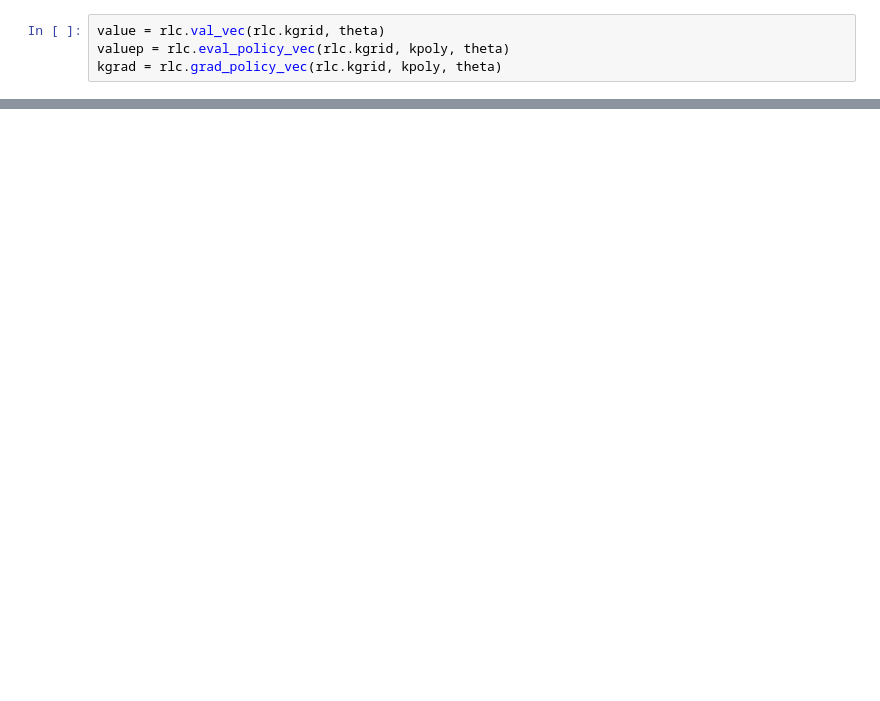
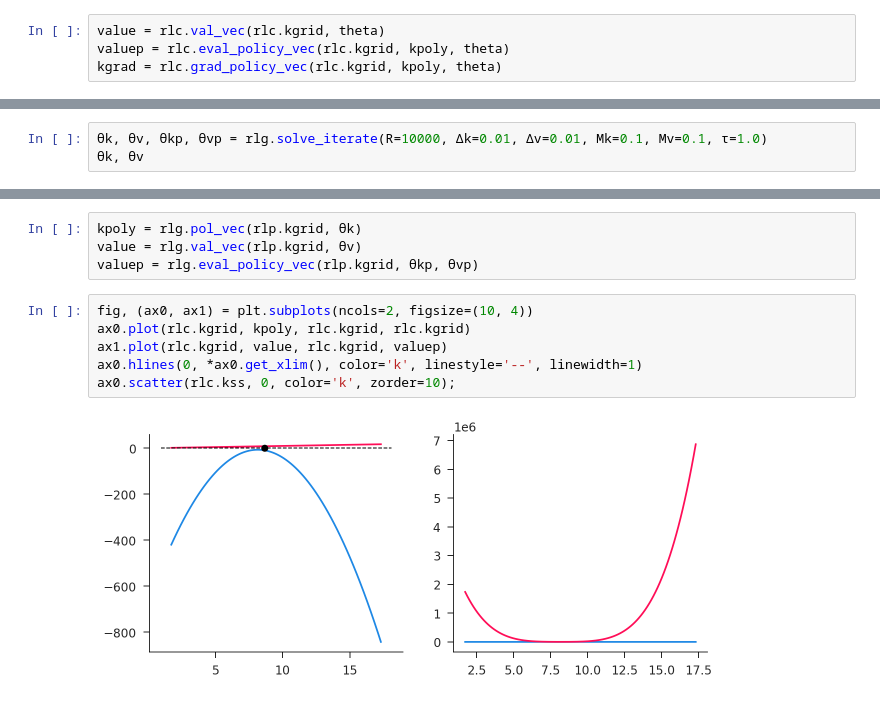
Before and after one commit to iamlemec/simulant, a Jupyter notebook: rl_capital.ipynb, the cells around one changed output, grey strips where cells are left out. Saved outputs shown, nothing was run; the diff lists cells and outputs as text; blank space fills up the shorter version.

```diff
--- a/rl_capital.ipynb
+++ b/rl_capital.ipynb
@@ -30,0 +63,3 @@ ax0.scatter(rlc.kss, 0, color='k', zorder=10);
+# %%
+θk, θv, θkp, θvp = rlg.solve_iterate(R=10000, Δk=0.01, Δv=0.01, Mk=0.1, Mv=0.1, τ=1.0)
+θk, θv
@@ -30,0 +76,12 @@ ax0.scatter(rlc.kss, 0, color='k', zorder=10);
+# %%
+kpoly = rlg.pol_vec(rlp.kgrid, θk)
+value = rlg.val_vec(rlp.kgrid, θv)
+valuep = rlg.eval_policy_vec(rlp.kgrid, θkp, θvp)
+# %%
+fig, (ax0, ax1) = plt.subplots(ncols=2, figsize=(10, 4))
+ax0.plot(rlc.kgrid, kpoly, rlc.kgrid, rlc.kgrid)
+ax1.plot(rlc.kgrid, value, rlc.kgrid, valuep)
+ax0.hlines(0, *ax0.get_xlim(), color='k', linestyle='--', linewidth=1)
+ax0.scatter(rlc.kss, 0, color='k', zorder=10);
+# %% [output]
+[figure, added]
```
Also changed, not shown: parts of 13 cells of this notebook, 5 other files.
